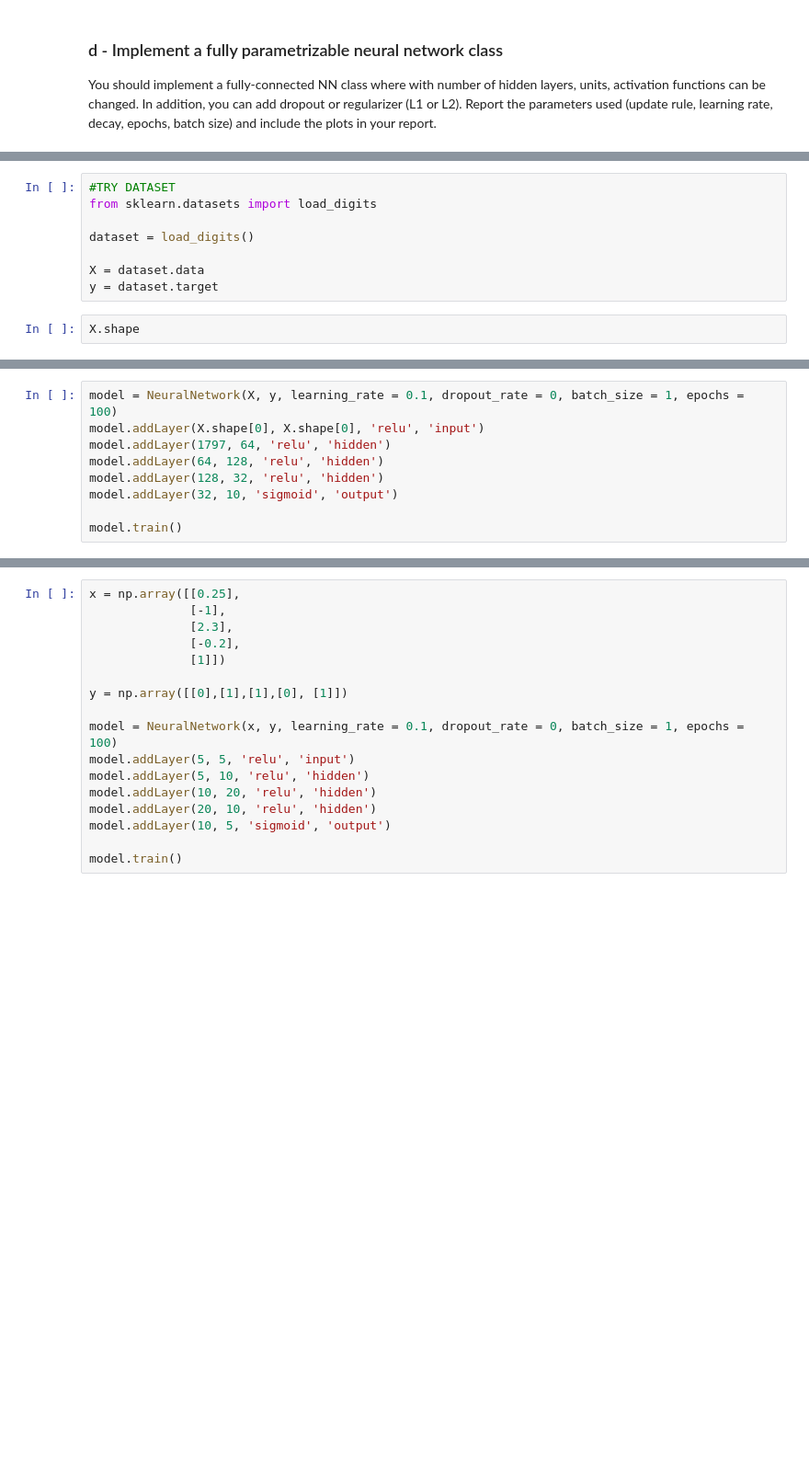
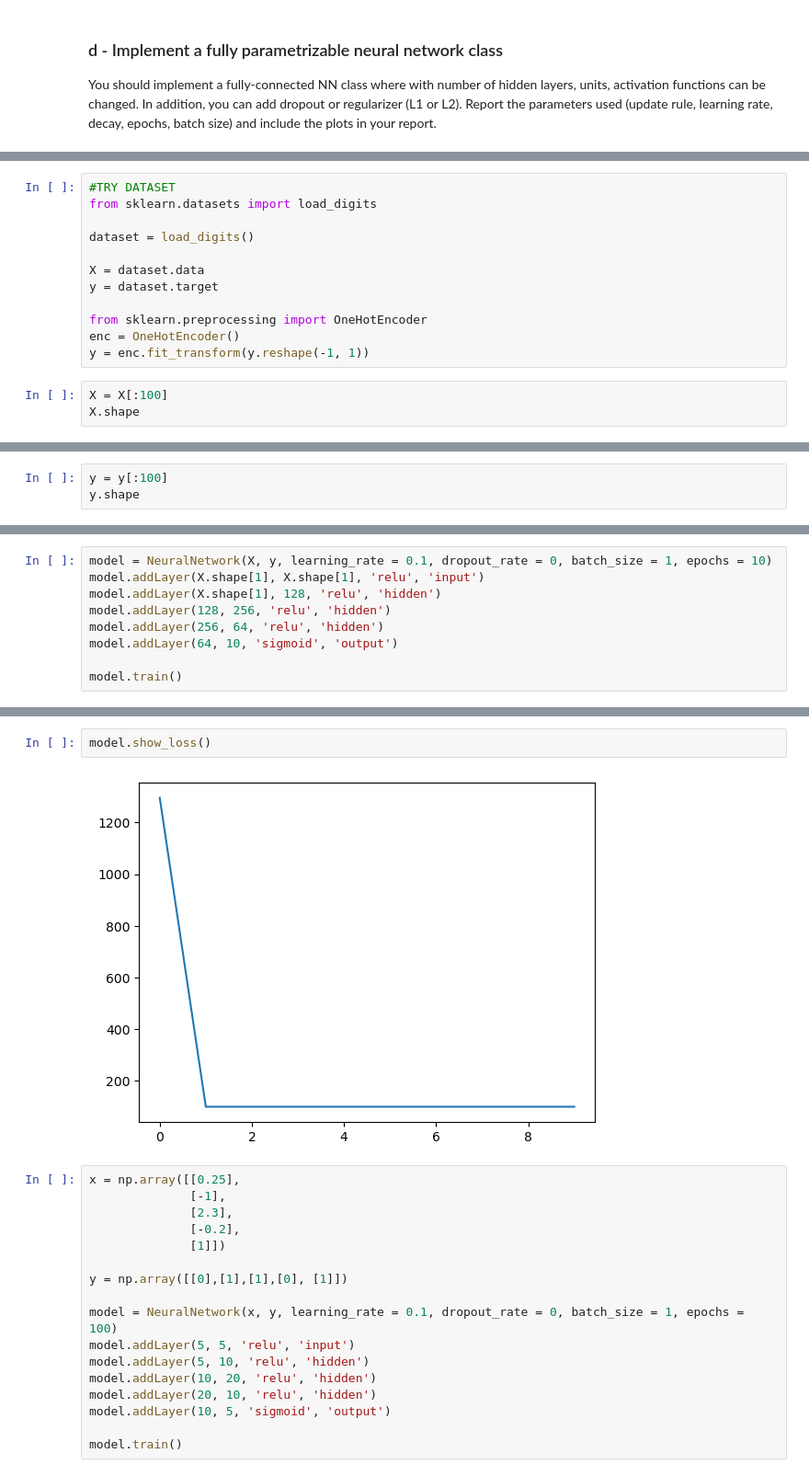
Before and after one commit to alessandroAbati/Programming_And_Mathematics_For_AI, a Jupyter notebook: main.ipynb, the cells around one changed output, grey strips where cells are left out. Shown: that part at 92% size. Saved outputs shown, nothing was run; the diff lists cells and outputs as text; blank space fills up the shorter version.

Commit message:
NN works
Forward and backwards pass works for multiclass and multi feature inputs

```diff
--- a/main.ipynb
+++ b/main.ipynb
@@ -470,6 +480,11 @@ dataset = load_digits()
 
 X = dataset.data
 y = dataset.target
+
+from sklearn.preprocessing import OneHotEncoder
+enc = OneHotEncoder()
+y = enc.fit_transform(y.reshape(-1, 1))
 # %%
+X = X[:100]
 X.shape
 # %% [output]
@@ -476,0 +492,3 @@ X.shape
+# %%
+y = y[:100]
+y.shape
@@ -477,10 +497,10 @@ X.shape
 # %%
-model = NeuralNetwork(X, y, learning_rate = 0.1, dropout_rate = 0, batch_size = 1, epochs = 100)
-model.addLayer(X.shape[0], X.shape[0], 'relu', 'input')
-model.addLayer(1797, 64, 'relu', 'hidden')
-model.addLayer(64, 128, 'relu', 'hidden')
-model.addLayer(128, 32, 'relu', 'hidden')
-model.addLayer(32, 10, 'sigmoid', 'output')
+model = NeuralNetwork(X, y, learning_rate = 0.1, dropout_rate = 0, batch_size = 1, epochs = 10)
+model.addLayer(X.shape[1], X.shape[1], 'relu', 'input')
+model.addLayer(X.shape[1], 128, 'relu', 'hidden')
+model.addLayer(128, 256, 'relu', 'hidden')
+model.addLayer(256, 64, 'relu', 'hidden')
+model.addLayer(64, 10, 'sigmoid', 'output')
 
 model.train()
 # %% [output]
@@ -505,3 +524,7 @@ ValueError: operands could not be broadcast together with shapes (10,64) (1797,)
+# %%
+model.show_loss()
+# %% [output]
+[figure, added]
 # %%
 x = np.array([[0.25],
               [-1],
```
Also changed, not shown: parts of 9 cells of this notebook.
